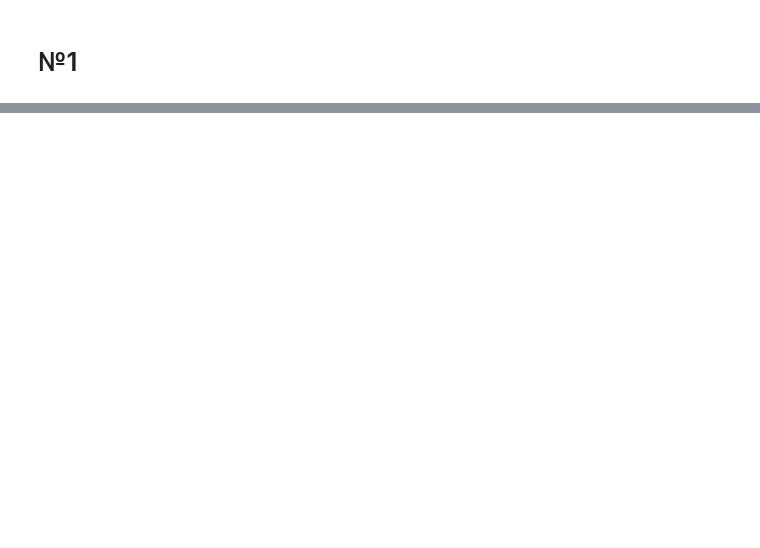
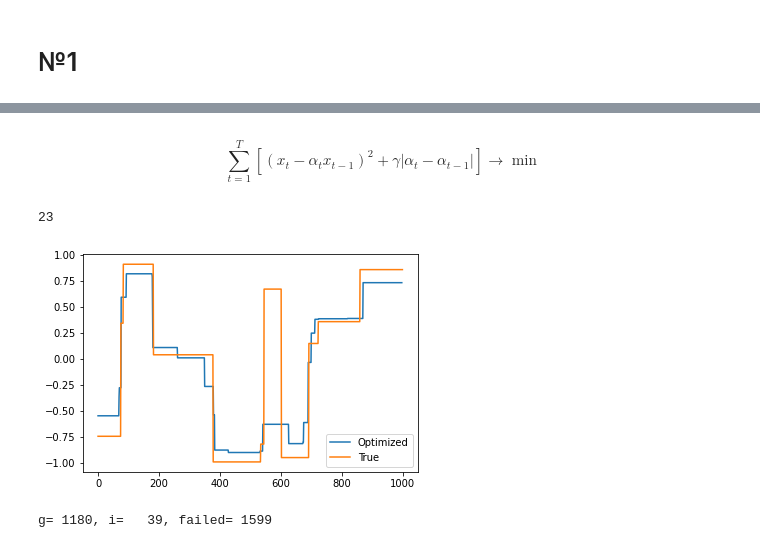
Before and after one commit to zugzvangg/SPC, a Jupyter notebook: numerics/HW7/HW7.ipynb, the cells around one changed output, grey strips where cells are left out. Cells and saved outputs as stored; diff of their text form; code cells hidden in the pictures; blank space fills up the shorter version.

```diff
--- a/numerics/HW7/HW7.ipynb
+++ b/numerics/HW7/HW7.ipynb
@@ -17,0 +69,44 @@ import sympy as sym
+# %% [markdown]
+$$ \sum\limits_{t=1}^T \left[ \left( x_t - \alpha_t x_{t-1}\right)^2 + \gamma |\alpha_t - \alpha_{t-1}|\right] \rightarrow \min $$
+# %%
+def minimize(x, gamma, T1, true_alpha = None, autoplot = False):
+    a = cp.Variable(T1 - 2)
+    goal = cp.norm(cp.multiply(x[1:-1], a) - x[2:])**2
+    reg = cp.norm(a[1:]-a[:-1], 1)
+    problem = cp.Problem(cp.Minimize(goal + gamma * reg))
+    problem.solve()
+    if autoplot:
+        plt.plot(a.value, label="Optimized")
+        if true_alpha is not None:
+            plt.plot(true_alpha, label="True")
+        plt.legend()
+    return a.value
+
+def analyze(a):
+    ret = 0
+    for i in range(1, len(a)):
+        if not np.isclose(a[i - 1], a[i]):
+            ret += 1
+    return ret
+
+analyze(minimize(x, 120, T, alpha, True))
+# %% [output]
+23
+[figure, added]
+# %%
+gammas = {}
+failed = 0
+for g in range(10, 1200, 30):
+    stat = []
+    for i in range(40):
+        try:
+            print(f"{g=:5}, {i=:5}, {failed=:5}", end='\r')
+            A = gen_alpha(T)
+            X = gen_x(A, T)
+            C = analyze(minimize(X, g, T))
+            stat.append(np.abs(C - 10))
+        except:
+            failed += 1
+    gammas[g] = np.mean(stat)
+# %% [output]
+g= 1180, i=   39, failed= 1599
```
Also changed, not shown: parts of 13 cells of this notebook.
